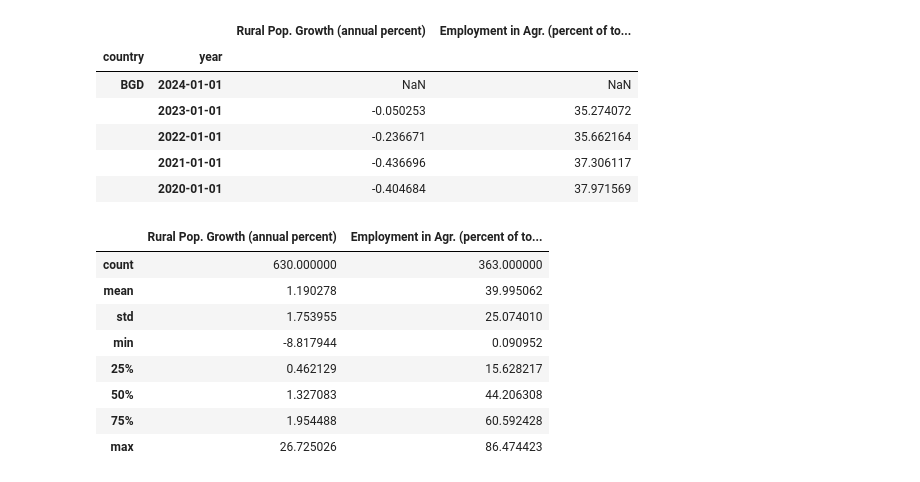
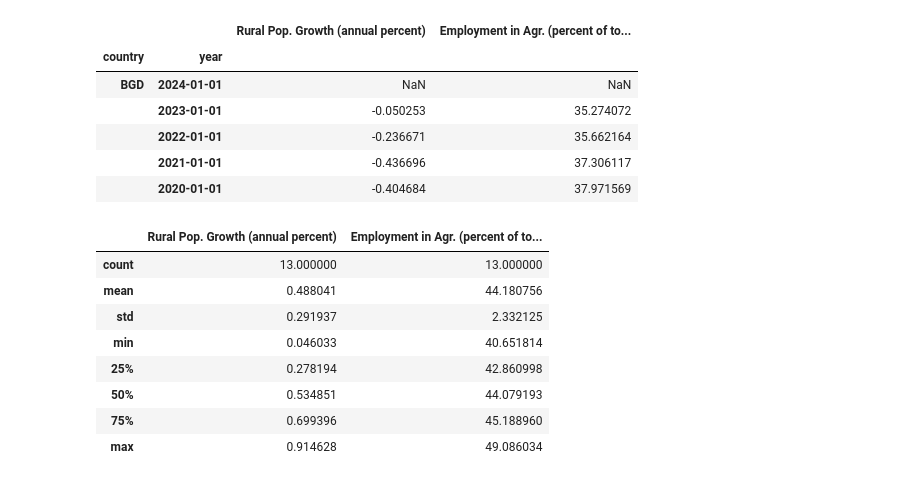
Before and after one commit to kdaseo/graspp_2025_spring, a Jupyter notebook: notebooks/assignment_individual/HW1/HW1_ParedesIsabela.ipynb, the cells around one changed output. Saved outputs shown, nothing was run; the diff lists cells and outputs as text; code cells hidden in the pictures.

```diff
--- a/notebooks/assignment_individual/HW1/HW1_ParedesIsabela.ipynb
+++ b/notebooks/assignment_individual/HW1/HW1_ParedesIsabela.ipynb
@@ -139,14 +139,14 @@ wb_merged.head()
 # %%
 wb_merged.describe()
 
-wb_merged.query("country in ['BGD', 'VNM']").describe()
+wb_merged.query("country == 'IND' & year>2010").describe()
 # %% [output]
 |  | Rural Pop. Growth (annual percent) | Employment in Agr. (percent of to... |
-| count | 630.000000 | 363.000000 |
-| mean | 1.190278 | 39.995062 |
-| std | 1.753955 | 25.074010 |
-| min | -8.817944 | 0.090952 |
-| 25% | 0.462129 | 15.628217 |
-| 50% | 1.327083 | 44.206308 |
-| 75% | 1.954488 | 60.592428 |
-| max | 26.725026 | 86.474423 |
+| count | 13.000000 | 13.000000 |
+| mean | 0.488041 | 44.180756 |
+| std | 0.291937 | 2.332125 |
+| min | 0.046033 | 40.651814 |
+| 25% | 0.278194 | 42.860998 |
+| 50% | 0.534851 | 44.079193 |
+| 75% | 0.699396 | 45.188960 |
+| max | 0.914628 | 49.086034 |
```
Also changed, not shown: parts of 4 cells of this notebook.
